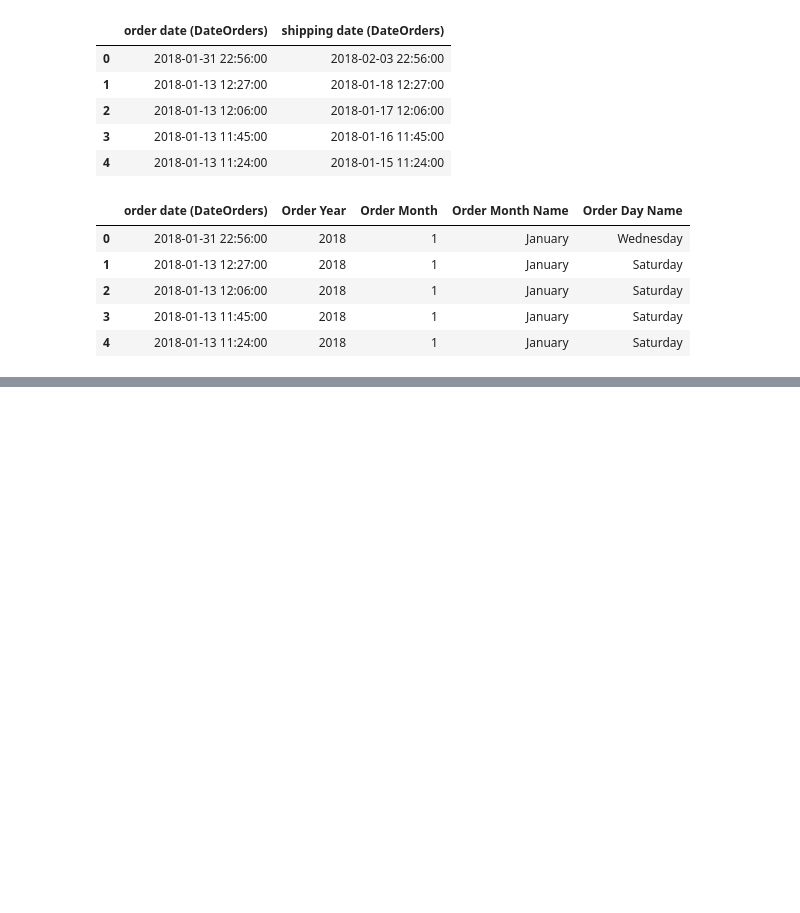
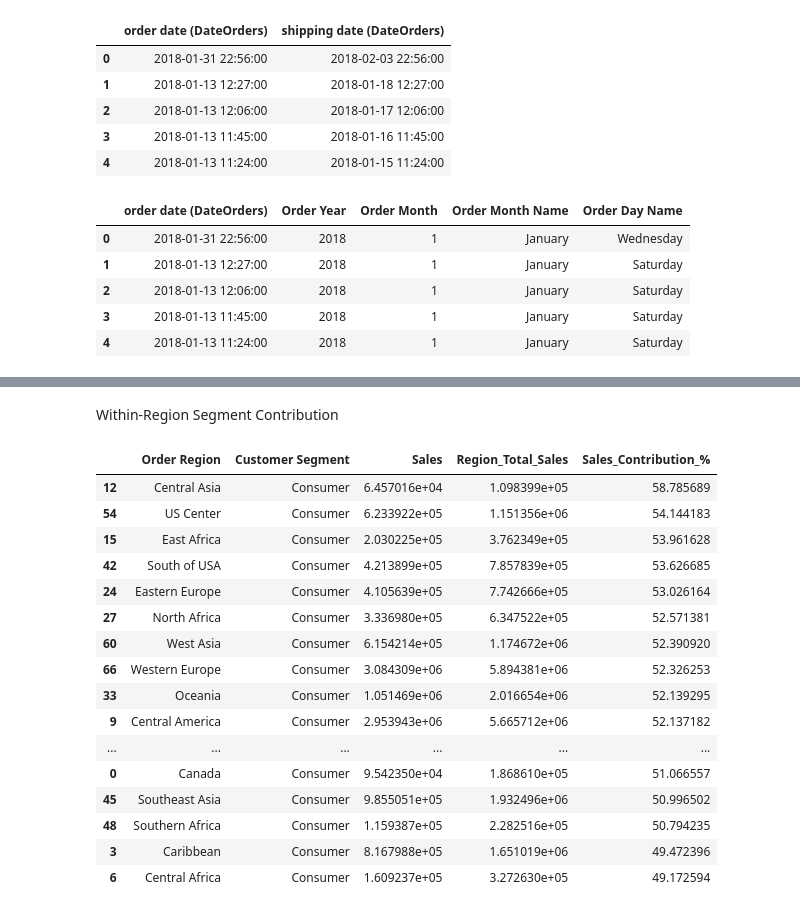
Before and after one commit to ivaibhavpawar1045/Python-Data-Analytics, a Jupyter notebook: 21_advanced_real_world_data_analysis/advanced_analysis.ipynb, the cells around one changed output, grey strips where cells are left out. Cells and saved outputs as stored; diff of their text form; code cells hidden in the pictures; blank space fills up the shorter version.

```diff
--- a/21_advanced_real_world_data_analysis/advanced_analysis.ipynb
+++ b/21_advanced_real_world_data_analysis/advanced_analysis.ipynb
@@ -168,0 +407,44 @@ df[[
+# %% [markdown]
+Within-Region Segment Contribution
+# %%
+region_segment = df.groupby(
+    ["Order Region", "Customer Segment"]
+)["Sales"].sum().reset_index()
+# %%
+region_segment["Region_Total_Sales"] = (
+    region_segment.groupby("Order Region")["Sales"]
+    .transform("sum")
+)
+# %%
+region_segment["Sales_Contribution_%"] = (
+    region_segment["Sales"]
+    .div(region_segment["Region_Total_Sales"])
+    .mul(100)
+)
+# %%
+dominant_segment = region_segment.loc[
+    region_segment.groupby("Order Region")["Sales_Contribution_%"].idxmax()
+]
+# %%
+dominant_segment.sort_values(
+    by="Sales_Contribution_%",
+    ascending=False
+)
+# %% [output]
+|  | Order Region | Customer Segment | Sales | Region_Total_Sales | Sales_Contribution_% |
+| 12 | Central Asia | Consumer | 6.457016e+04 | 1.098399e+05 | 58.785689 |
+| 54 | US Center | Consumer | 6.233922e+05 | 1.151356e+06 | 54.144183 |
+| 15 | East Africa | Consumer | 2.030225e+05 | 3.762349e+05 | 53.961628 |
+| 42 | South of USA | Consumer | 4.213899e+05 | 7.857839e+05 | 53.626685 |
+| 24 | Eastern Europe | Consumer | 4.105639e+05 | 7.742666e+05 | 53.026164 |
+| 27 | North Africa | Consumer | 3.336980e+05 | 6.347522e+05 | 52.571381 |
+| 60 | West Asia | Consumer | 6.154214e+05 | 1.174672e+06 | 52.390920 |
+| 66 | Western Europe | Consumer | 3.084309e+06 | 5.894381e+06 | 52.326253 |
+| 33 | Oceania | Consumer | 1.051469e+06 | 2.016654e+06 | 52.139295 |
+| 9 | Central America | Consumer | 2.953943e+06 | 5.665712e+06 | 52.137182 |
+| ... | ... | ... | ... | ... | ... |
+| 0 | Canada | Consumer | 9.542350e+04 | 1.868610e+05 | 51.066557 |
+| 45 | Southeast Asia | Consumer | 9.855051e+05 | 1.932496e+06 | 50.996502 |
+| 48 | Southern Africa | Consumer | 1.159387e+05 | 2.282516e+05 | 50.794235 |
+| 3 | Caribbean | Consumer | 8.167988e+05 | 1.651019e+06 | 49.472396 |
+| 6 | Central Africa | Consumer | 1.609237e+05 | 3.272630e+05 | 49.172594 |
```
Also changed, not shown: parts of 30 cells of this notebook.
